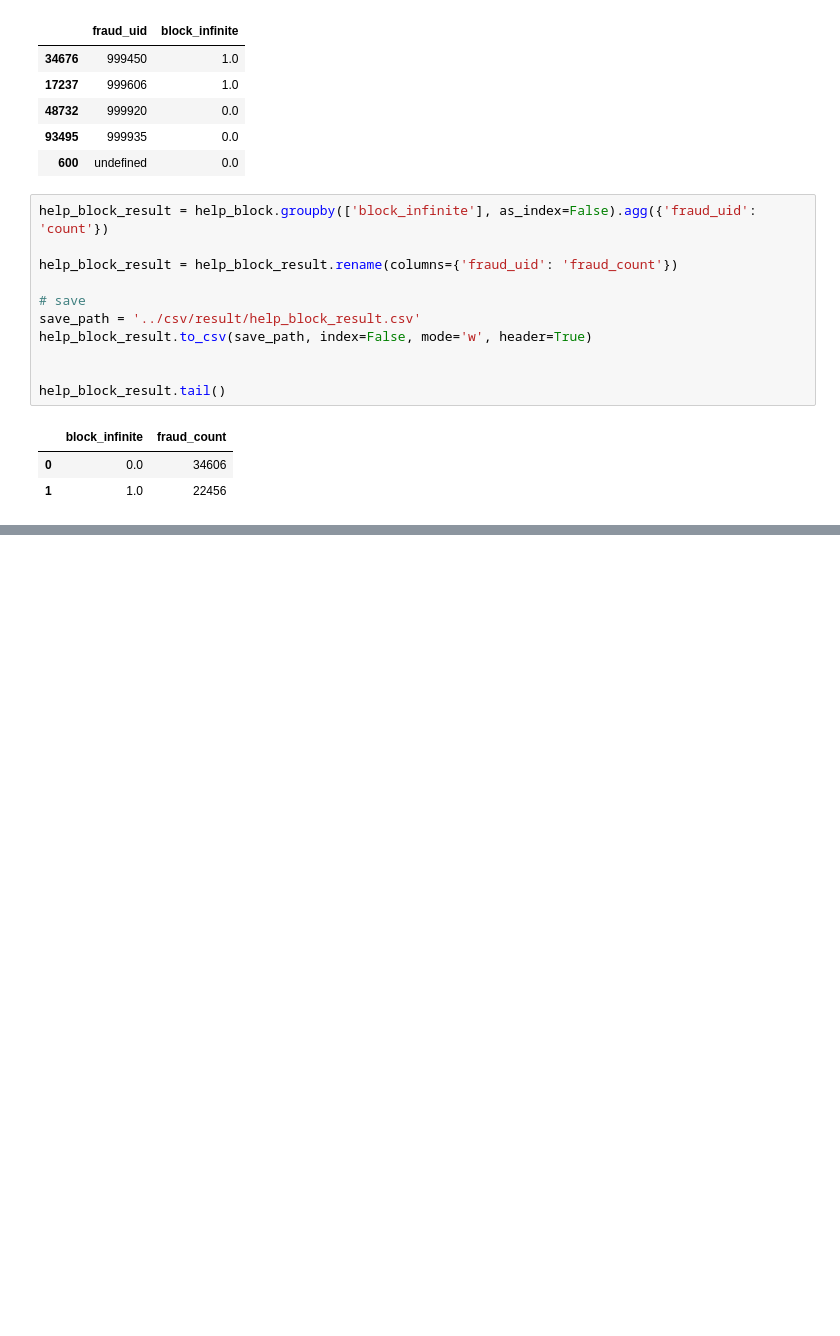
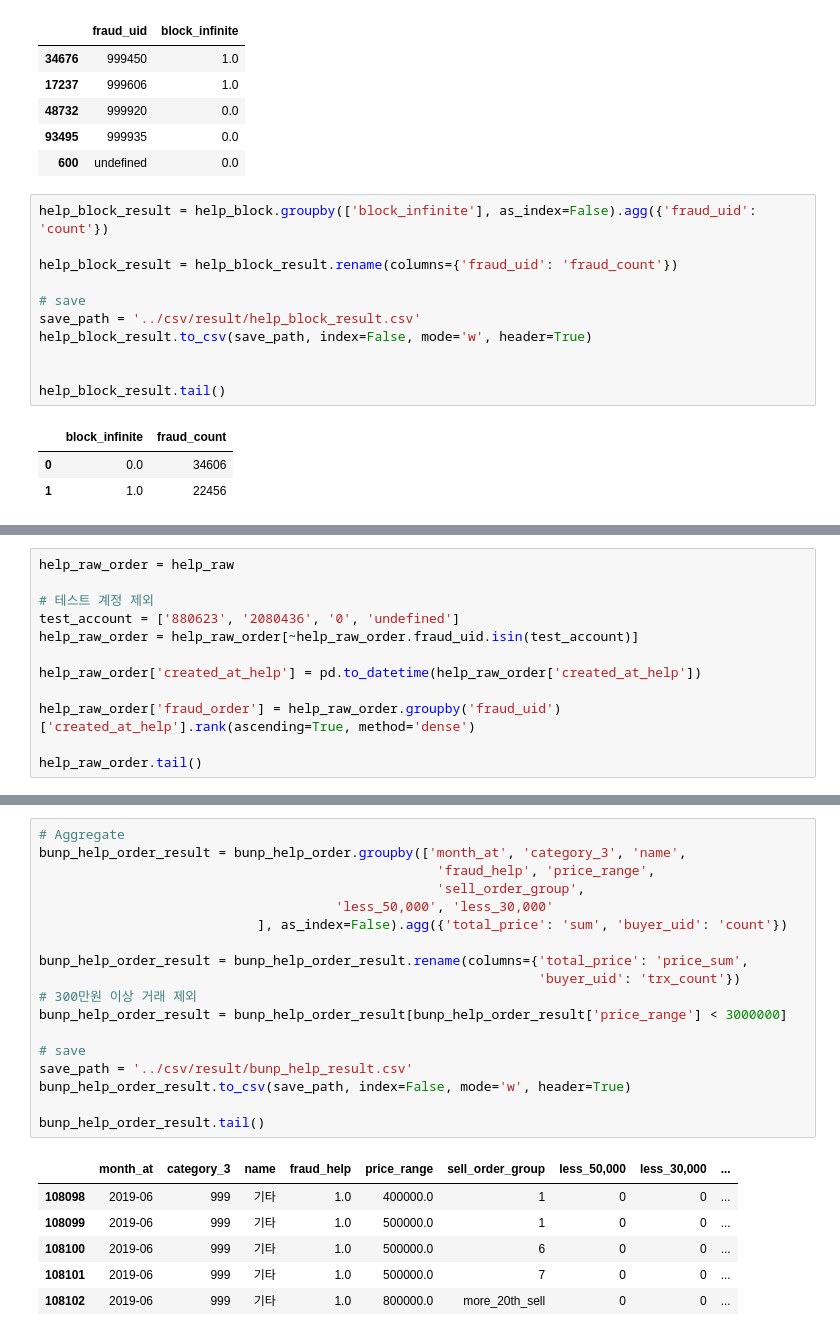
Before and after one commit to kiyoja07/python-bunjang, a Jupyter notebook: data-analysis/jupyter/12.fraud_bunp.ipynb, the cells around one changed output, grey strips where cells are left out. Saved outputs shown, nothing was run; the diff lists cells and outputs as text; blank space fills up the shorter version.

```diff
--- a/data-analysis/jupyter/12.fraud_bunp.ipynb
+++ b/data-analysis/jupyter/12.fraud_bunp.ipynb
@@ -287,0 +294,12 @@ help_block_result.tail()
+# %%
+help_raw_order = help_raw
+
+# 테스트 계정 제외
+test_account = ['880623', '2080436', '0', 'undefined']
+help_raw_order = help_raw_order[~help_raw_order.fraud_uid.isin(test_account)]
+
+help_raw_order['created_at_help'] = pd.to_datetime(help_raw_order['created_at_help'])
+
+help_raw_order['fraud_order'] = help_raw_order.groupby('fraud_uid')['created_at_help'].rank(ascending=True, method='dense')
+
+help_raw_order.tail()
@@ -287,0 +397,25 @@ help_block_result.tail()
+# %%
+# Aggregate
+bunp_help_order_result = bunp_help_order.groupby(['month_at', 'category_3', 'name',
+                                                   'fraud_help', 'price_range',
+                                                   'sell_order_group',
+                                      'less_50,000', 'less_30,000'
+                            ], as_index=False).agg({'total_price': 'sum', 'buyer_uid': 'count'})
+
+bunp_help_order_result = bunp_help_order_result.rename(columns={'total_price': 'price_sum',
+                                                                'buyer_uid': 'trx_count'})
+# 300만원 이상 거래 제외
+bunp_help_order_result = bunp_help_order_result[bunp_help_order_result['price_range'] < 3000000]
+
+# save
+save_path = '../csv/result/bunp_help_result.csv'
+bunp_help_order_result.to_csv(save_path, index=False, mode='w', header=True)
+
+bunp_help_order_result.tail()
+# %% [output]
+|  | month_at | category_3 | name | fraud_help | price_range | sell_order_group | less_50,000 | less_30,000 | ... |
+| 108098 | 2019-06 | 999 | 기타 | 1.0 | 400000.0 | 1 | 0 | 0 | ... |
+| 108099 | 2019-06 | 999 | 기타 | 1.0 | 500000.0 | 1 | 0 | 0 | ... |
+| 108100 | 2019-06 | 999 | 기타 | 1.0 | 500000.0 | 6 | 0 | 0 | ... |
+| 108101 | 2019-06 | 999 | 기타 | 1.0 | 500000.0 | 7 | 0 | 0 | ... |
+| 108102 | 2019-06 | 999 | 기타 | 1.0 | 800000.0 | more_20th_sell | 0 | 0 | ... |
```
Also changed, not shown: parts of 8 cells of this notebook, 6 other files.
